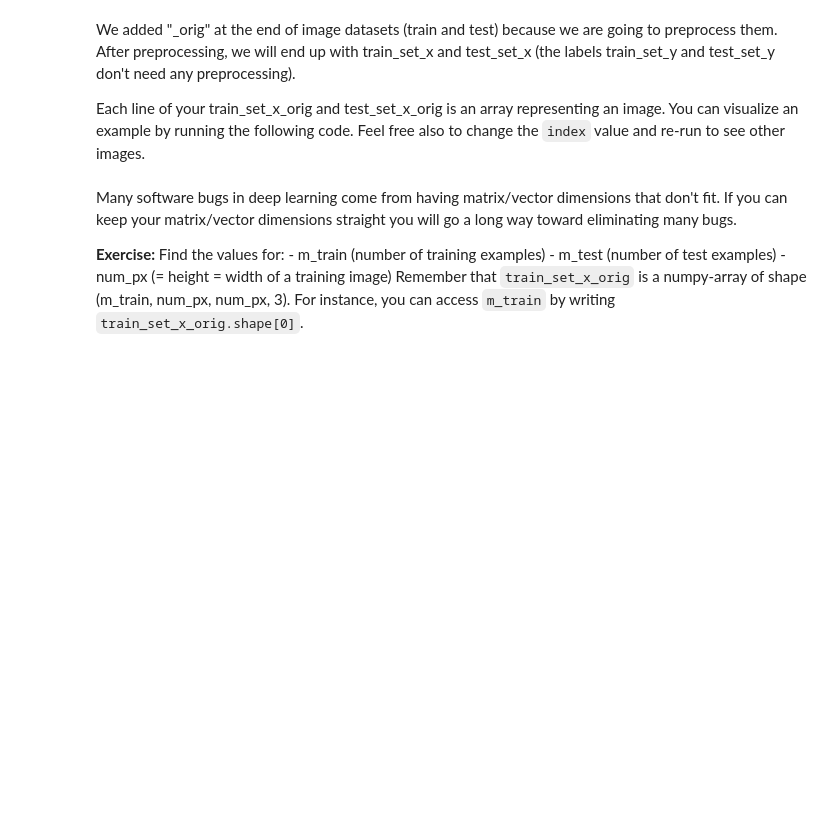
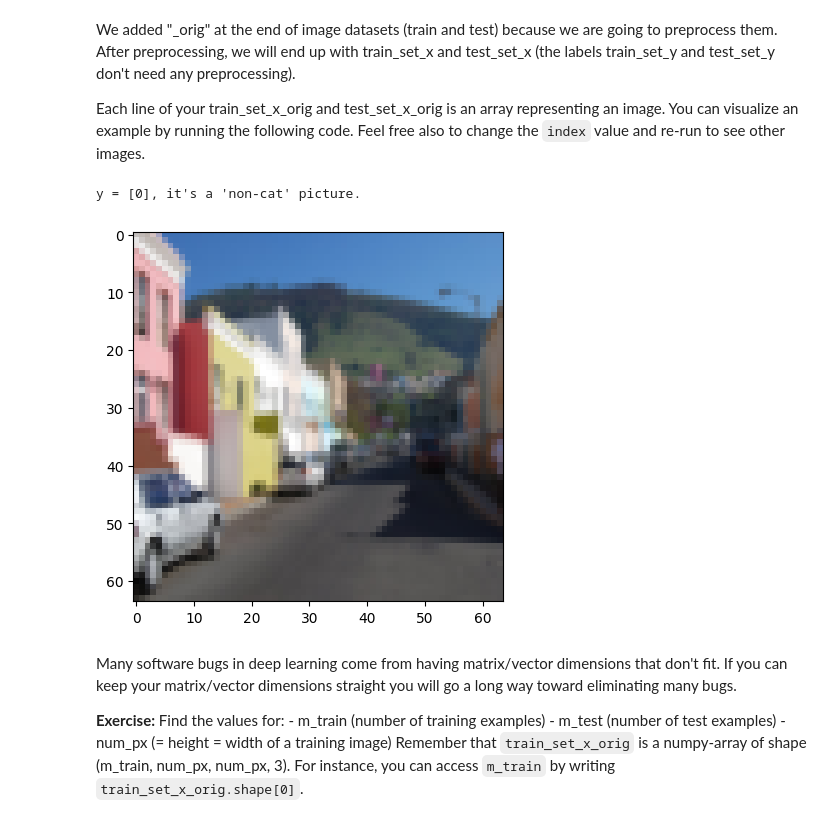
Before and after one commit to wy471x/Deep-Learning, a Jupyter notebook: homework/01.机器学习和神经网络/2.第二周 神经网络基础/编程作业/assignment2_2.ipynb, the cells around one changed output. Drawn from its saved outputs; the diff is of its cells as text; code cells hidden in the pictures; blank space fills up the shorter version.

```diff
--- a/homework/01.机器学习和神经网络/2.第二周 神经网络基础/编程作业/assignment2_2.ipynb
+++ b/homework/01.机器学习和神经网络/2.第二周 神经网络基础/编程作业/assignment2_2.ipynb
@@ -50,9 +50,12 @@ We added "_orig" at the end of image datasets (train and test) because we are go
 Each line of your train_set_x_orig and test_set_x_orig is an array representing an image. You can visualize an example by running the following code. Feel free also to change the `index` value and re-run to see other images.
 # %%
 # Example of a picture
-index = 5
+index = 1
 plt.imshow(train_set_x_orig[index])
 print ("y = " + str(train_set_y[:, index]) + ", it's a '" + classes[np.squeeze(train_set_y[:, index])].decode("utf-8") +  "' picture.")
+# %% [output]
+y = [0], it's a 'non-cat' picture.
+[figure, added]
 # %% [markdown]
 Many software bugs in deep learning come from having matrix/vector dimensions that don't fit. If you can keep your matrix/vector dimensions straight you will go a long way toward eliminating many bugs.
 
```
Also changed, not shown: parts of 8 cells of this notebook, 1 other file.
